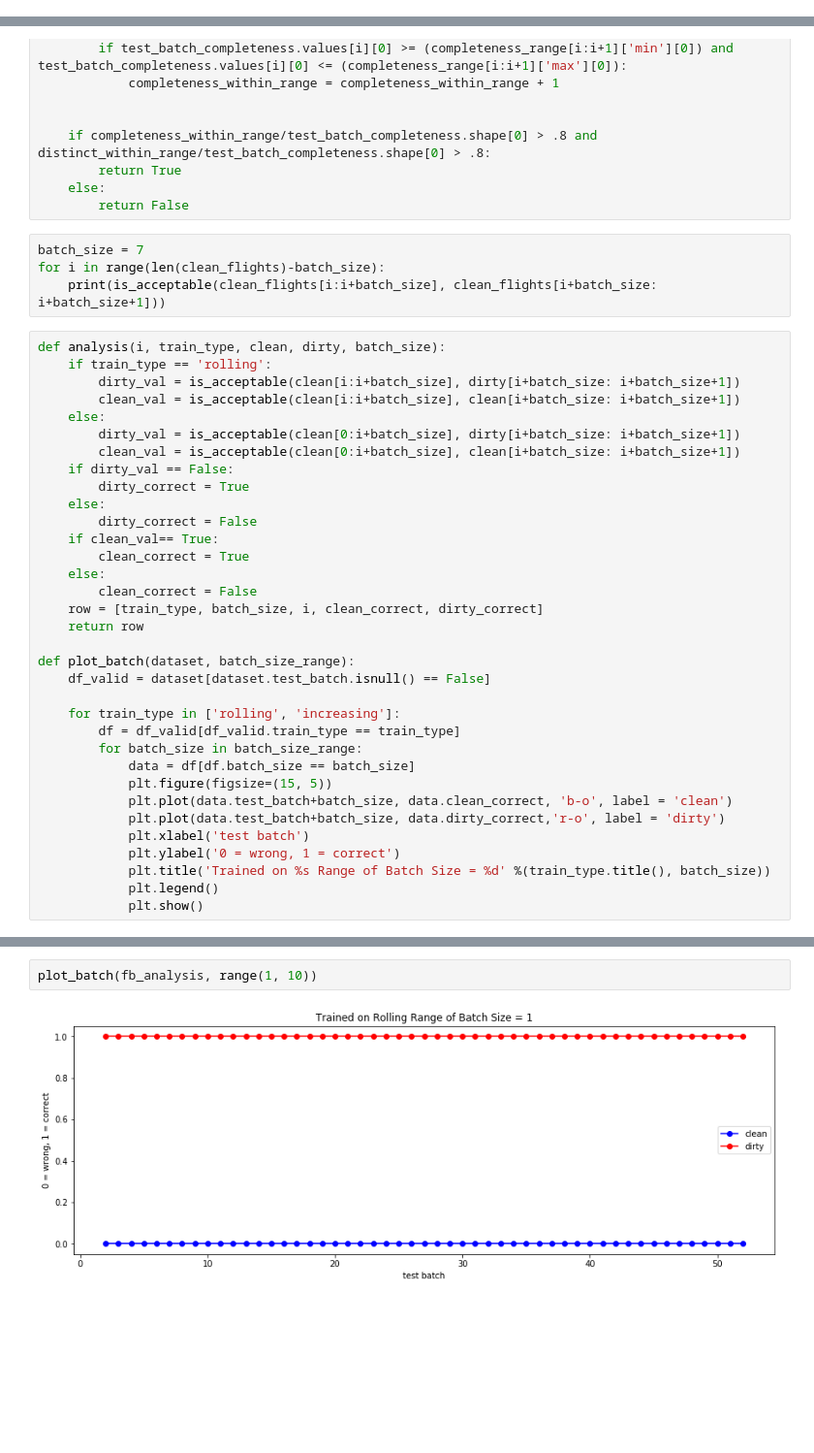
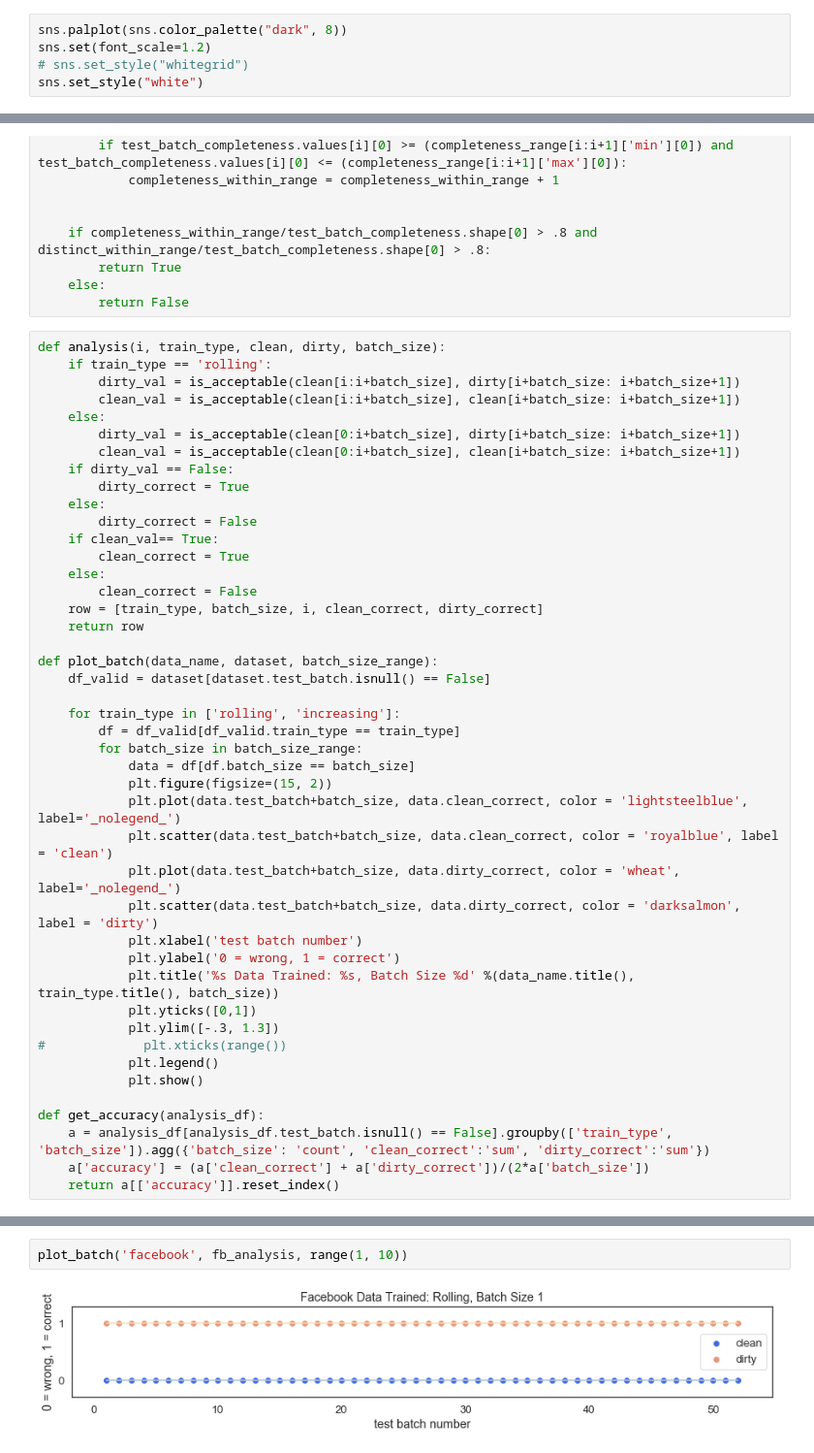
Before and after one commit to zivschwartz/Data-Quality-Validation-Pipeline, a Jupyter notebook: threshold_analysis.ipynb, the cells around one changed output, grey strips where cells are left out. Shown at 97% size. Saved outputs shown, nothing was run; the diff lists cells and outputs as text; blank space fills up the shorter version.

Commit message:
updated to have accuracy metric

```diff
--- a/threshold_analysis.ipynb
+++ b/threshold_analysis.ipynb
@@ -7,0 +9,5 @@ from data_quality import *
+# %%
+sns.palplot(sns.color_palette("dark", 8))
+sns.set(font_scale=1.2)
+# sns.set_style("whitegrid")
+sns.set_style("white")
@@ -59,10 +123,6 @@ def is_acceptable(train_batch, test_batch):
         return True
     else:
         return False
-# %%
-batch_size = 7
-for i in range(len(clean_flights)-batch_size):
-    print(is_acceptable(clean_flights[i:i+batch_size], clean_flights[i+batch_size: i+batch_size+1]))
 # %%
 def analysis(i, train_type, clean, dirty, batch_size):
     if train_type == 'rolling':
@@ -82,18 +142,28 @@ def analysis(i, train_type, clean, dirty, batch_size):
     row = [train_type, batch_size, i, clean_correct, dirty_correct]
     return row
 
-def plot_batch(dataset, batch_size_range):
+def plot_batch(data_name, dataset, batch_size_range):
     df_valid = dataset[dataset.test_batch.isnull() == False]
 
     for train_type in ['rolling', 'increasing']:
         df = df_valid[df_valid.train_type == train_type]
         for batch_size in batch_size_range:
             data = df[df.batch_size == batch_size]
-            plt.figure(figsize=(15, 5))
-            plt.plot(data.test_batch+batch_size, data.clean_correct, 'b-o', label = 'clean')
-            plt.plot(data.test_batch+batch_size, data.dirty_correct,'r-o', label = 'dirty')
-            plt.xlabel('test batch')
+            plt.figure(figsize=(15, 2))
+            plt.plot(data.test_batch+batch_size, data.clean_correct, color = 'lightsteelblue', label='_nolegend_')
+            plt.scatter(data.test_batch+batch_size, data.clean_correct, color = 'royalblue', label = 'clean')
+            plt.plot(data.test_batch+batch_size, data.dirty_correct, color = 'wheat', label='_nolegend_')
+            plt.scatter(data.test_batch+batch_size, data.dirty_correct, color = 'darksalmon', label = 'dirty')
+            plt.xlabel('test batch number')
             plt.ylabel('0 = wrong, 1 = correct')
-            plt.title('Trained on %s Range of Batch Size = %d' %(train_type.title(), batch_size))
+            plt.title('%s Data Trained: %s, Batch Size %d' %(data_name.title(), train_type.title(), batch_size))
+            plt.yticks([0,1])
+            plt.ylim([-.3, 1.3])
+#             plt.xticks(range())
             plt.legend()
             plt.show()
+
+def get_accuracy(analysis_df):
+    a = analysis_df[analysis_df.test_batch.isnull() == False].groupby(['train_type', 'batch_size']).agg({'batch_size': 'count', 'clean_correct':'sum', 'dirty_correct':'sum'})
+    a['accuracy'] = (a['clean_correct'] + a['dirty_correct'])/(2*a['batch_size'])
+    return a[['accuracy']].reset_index()
@@ -112,4 +200,4 @@ for train_type in ['rolling', 'increasing']:
 # %%
-plot_batch(fb_analysis, range(1, 10))
+plot_batch('facebook', fb_analysis, range(1, 10))
 # %% [output]
-[figure, old version]
+[figure, new version]
```
Also changed, not shown: parts of 26 cells of this notebook, 4 other files.
